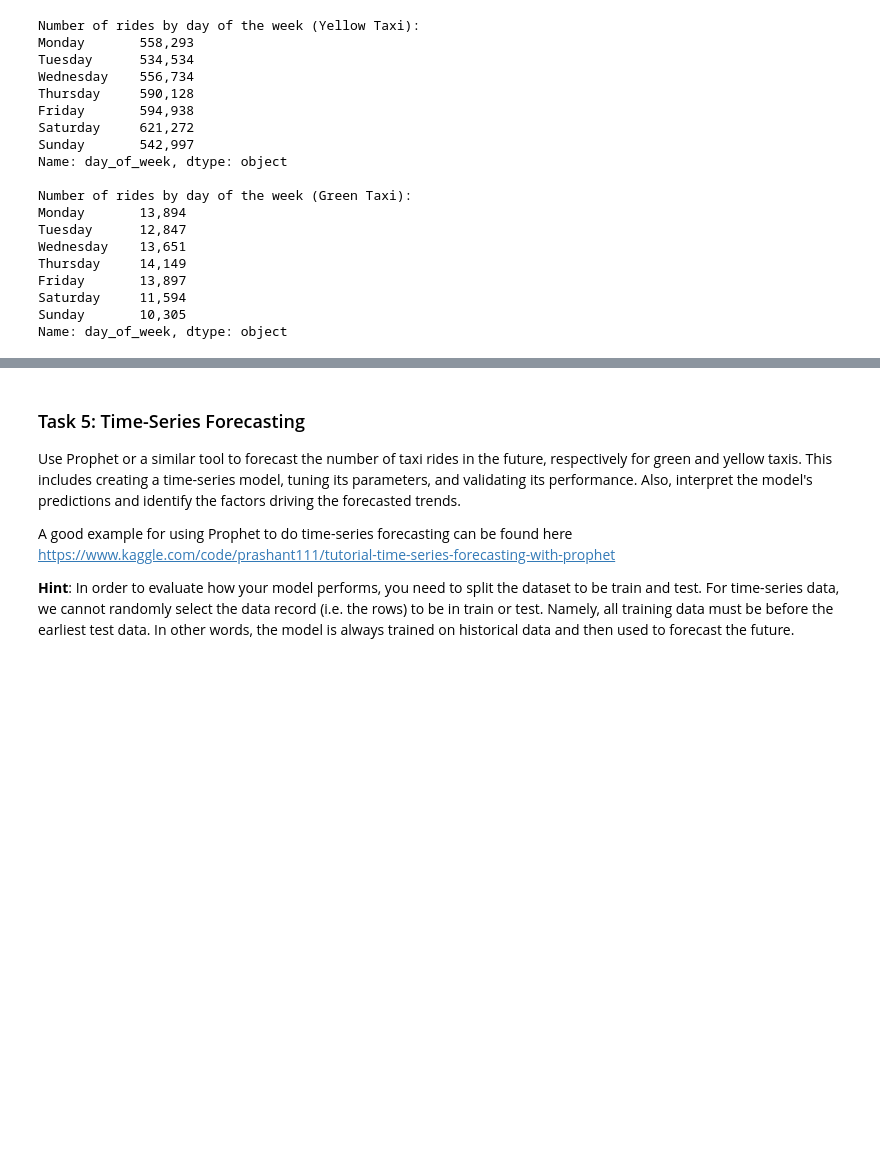
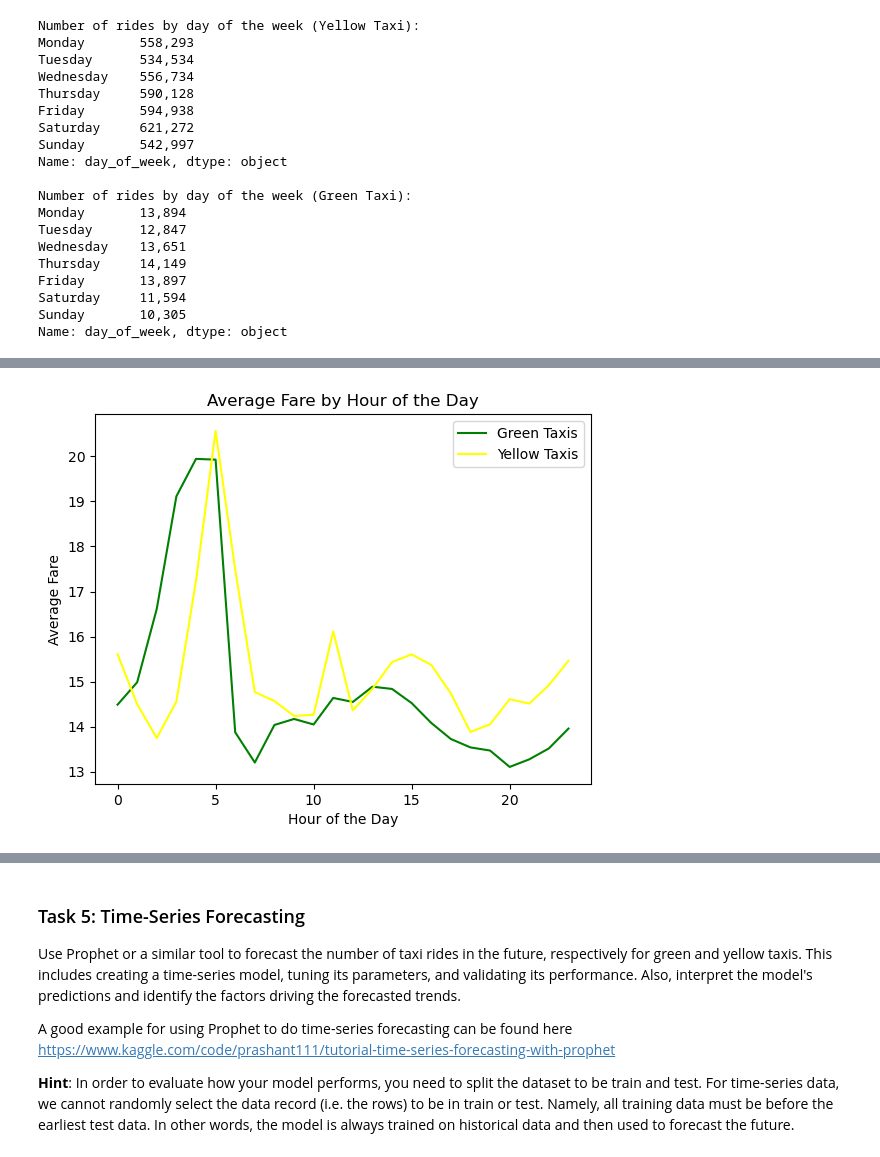
Before and after one commit to fred248h/62444-DVA, a Jupyter notebook: 4.ipynb, the cells around one changed output, grey strips where cells are left out. Drawn from its saved outputs; the diff is of its cells as text; code cells hidden in the pictures; blank space fills up the shorter version.

```diff
--- a/4.ipynb
+++ b/4.ipynb
@@ -677,0 +710,19 @@ FLERE MÅNEDER HER VILLE HAVE VÆRET BEDRE, især når vi også laver forecast,
+# %%
+#Analyzing the Relationship between Temporal Patterns and Fare for Green Taxis
+avg_fare_by_hour_green = df_green.groupby('hour_of_day')['fare_amount'].mean()
+
+#Analyzing the Relationship between Temporal Patterns and Fare for Yellow Taxis
+avg_fare_by_hour_yellow = df_yellow.groupby('hour_of_day')['fare_amount'].mean()
+
+#Creating a line plot to show the average fare by hour of the day for both green and yellow taxis
+plt.plot(avg_fare_by_hour_green.index, avg_fare_by_hour_green.values, color='green', label='Green Taxis')
+plt.plot(avg_fare_by_hour_yellow.index, avg_fare_by_hour_yellow.values, color='yellow', label='Yellow Taxis')
+
+plt.xlabel('Hour of the Day')
+plt.ylabel('Average Fare')
+plt.title('Average Fare by Hour of the Day')
+plt.legend()
+
+plt.show()
+# %% [output]
+[figure, added]
```
Also changed, not shown: parts of 19 cells of this notebook.
